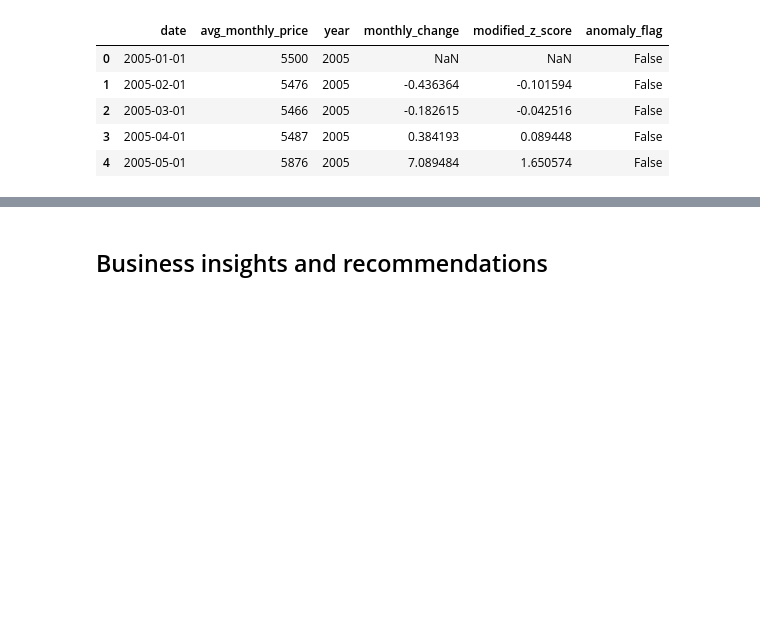
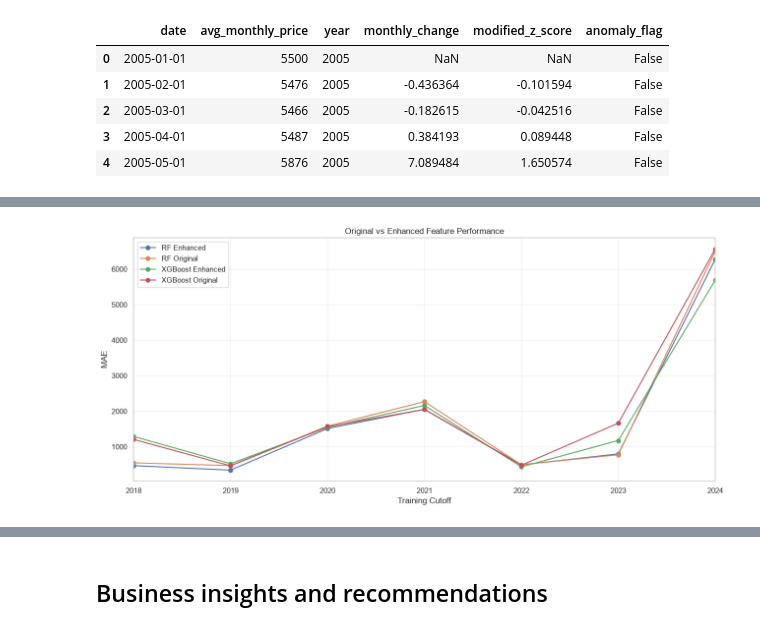
Before and after one commit to KarthikDaivadnya/PriceForecastingW2A, a Jupyter notebook: notebooks/Price_Forecasting_Complete.ipynb, the cells around one changed output, grey strips where cells are left out. Saved outputs shown, nothing was run; the diff lists cells and outputs as text; code cells hidden in the pictures; blank space fills up the shorter version.

Commit message:
completed model selection RF deeper

```diff
--- a/notebooks/Price_Forecasting_Complete.ipynb
+++ b/notebooks/Price_Forecasting_Complete.ipynb
@@ -1560,0 +2150,14 @@ Forecast saved: d:\BECAME_DEVELOPER\PriceForecastingW2A\outputs\12_month_price_f
+# %%
+# Compare feature engineering results
+
+feature_comparison_df = pd.DataFrame(feature_comparison)
+
+feature_summary = (
+    feature_comparison_df.groupby("Model")[
+        ["MAE", "RMSE", "sMAPE"]
+    ]
+    .mean()
+    .sort_values("MAE")
+)
+
+display(feature_summary.round(2))
@@ -1560,0 +2171,23 @@ Forecast saved: d:\BECAME_DEVELOPER\PriceForecastingW2A\outputs\12_month_price_f
+# %%
+# Compare MAE across feature configurations
+
+feature_pivot = feature_comparison_df.pivot(
+    index="Cutoff",
+    columns="Model",
+    values="MAE"
+)
+
+feature_pivot.plot(
+    figsize=(13, 6),
+    marker="o"
+)
+
+plt.title("Original vs Enhanced Feature Performance")
+plt.xlabel("Training Cutoff")
+plt.ylabel("MAE")
+plt.grid(alpha=0.3)
+plt.legend()
+plt.tight_layout()
+plt.show()
+# %% [output]
+[figure, added]
```
Also changed, not shown: parts of 44 cells of this notebook.
